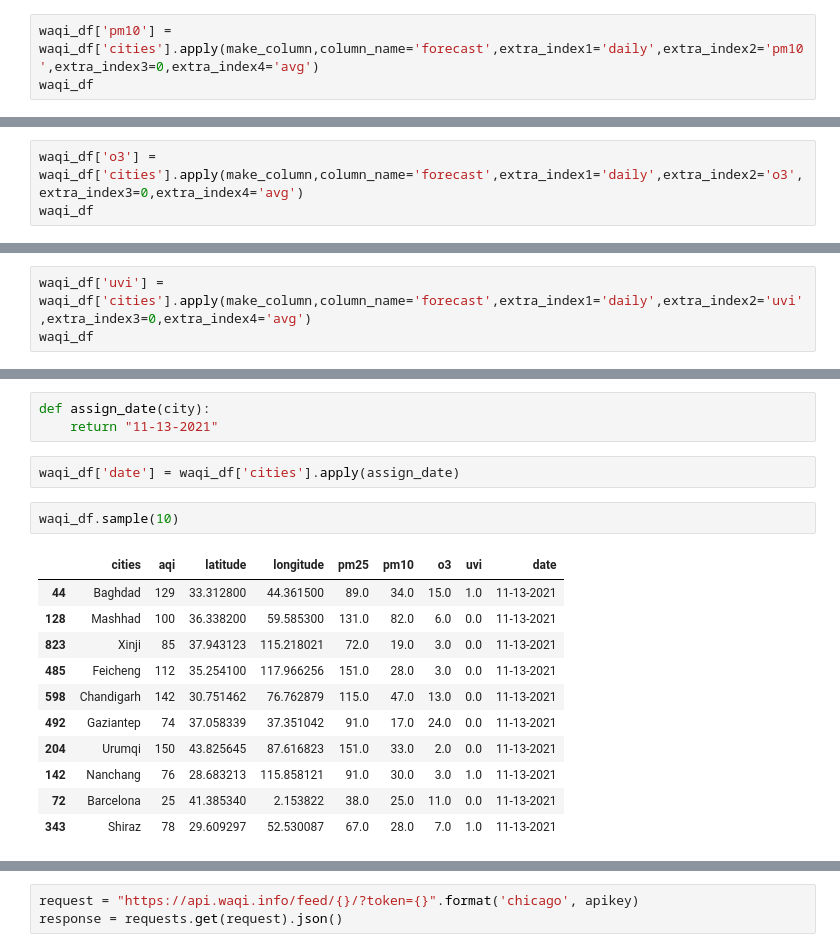
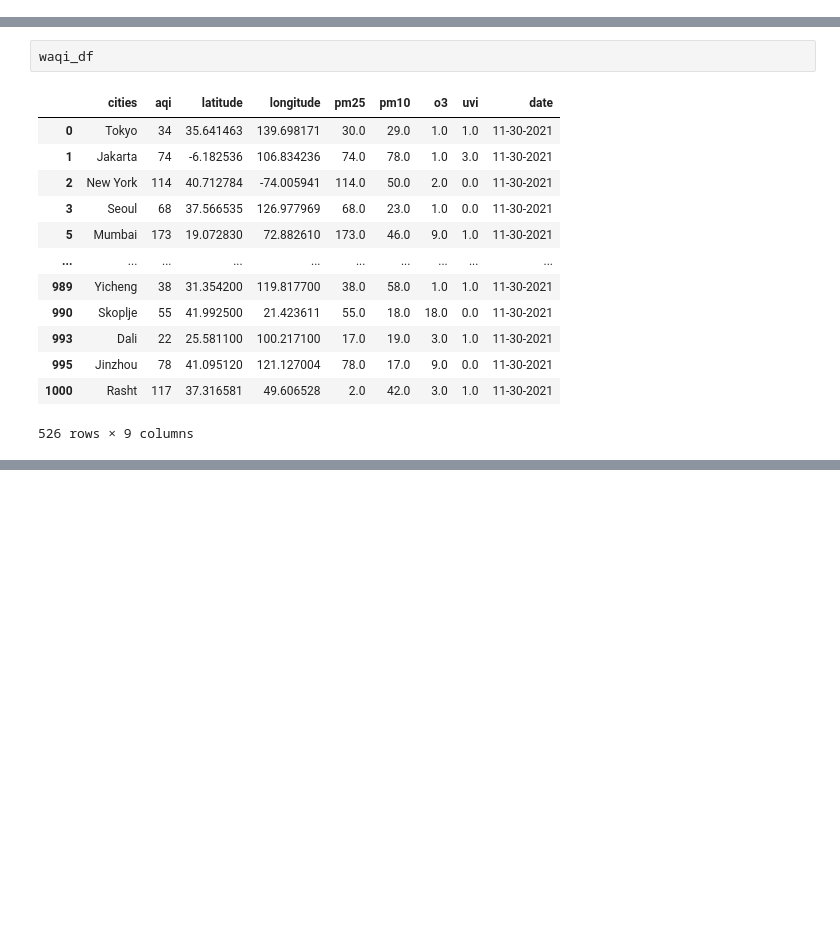
Before and after one commit to jhkaplan4050/SI330-final-project, a Jupyter notebook: WAQI_API.ipynb, the cells around one changed output, grey strips where cells are left out. Cells and saved outputs as stored; diff of their text form; blank space fills up the shorter version.

```diff
--- a/WAQI_API.ipynb
+++ b/WAQI_API.ipynb
@@ -286,3 +286,0 @@ Rasht
-# %%
-waqi_df['pm10'] = waqi_df['cities'].apply(make_column,column_name='forecast',extra_index1='daily',extra_index2='pm10',extra_index3=0,extra_index4='avg')
-waqi_df
@@ -320,3 +286,0 @@ Rasht
-# %%
-waqi_df['o3'] = waqi_df['cities'].apply(make_column,column_name='forecast',extra_index1='daily',extra_index2='o3',extra_index3=0,extra_index4='avg')
-waqi_df
@@ -354,3 +286,0 @@ Rasht
-# %%
-waqi_df['uvi'] = waqi_df['cities'].apply(make_column,column_name='forecast',extra_index1='daily',extra_index2='uvi',extra_index3=0,extra_index4='avg')
-waqi_df
@@ -388,19 +287,16 @@ Rasht
-# %%
-def assign_date(city):
-    return "11-13-2021"
-# %%
-waqi_df['date'] = waqi_df['cities'].apply(assign_date)
 # %%
-waqi_df.sample(10)
+waqi_df
 # %% [output]
 |  | cities | aqi | latitude | longitude | pm25 | pm10 | o3 | uvi | date |
-| 44 | Baghdad | 129 | 33.312800 | 44.361500 | 89.0 | 34.0 | 15.0 | 1.0 | 11-13-2021 |
-| 128 | Mashhad | 100 | 36.338200 | 59.585300 | 131.0 | 82.0 | 6.0 | 0.0 | 11-13-2021 |
-| 823 | Xinji | 85 | 37.943123 | 115.218021 | 72.0 | 19.0 | 3.0 | 0.0 | 11-13-2021 |
-| 485 | Feicheng | 112 | 35.254100 | 117.966256 | 151.0 | 28.0 | 3.0 | 0.0 | 11-13-2021 |
-| 598 | Chandigarh | 142 | 30.751462 | 76.762879 | 115.0 | 47.0 | 13.0 | 0.0 | 11-13-2021 |
-| 492 | Gaziantep | 74 | 37.058339 | 37.351042 | 91.0 | 17.0 | 24.0 | 0.0 | 11-13-2021 |
-| 204 | Urumqi | 150 | 43.825645 | 87.616823 | 151.0 | 33.0 | 2.0 | 0.0 | 11-13-2021 |
-| 142 | Nanchang | 76 | 28.683213 | 115.858121 | 91.0 | 30.0 | 3.0 | 1.0 | 11-13-2021 |
-| 72 | Barcelona | 25 | 41.385340 | 2.153822 | 38.0 | 25.0 | 11.0 | 0.0 | 11-13-2021 |
-| 343 | Shiraz | 78 | 29.609297 | 52.530087 | 67.0 | 28.0 | 7.0 | 1.0 | 11-13-2021 |
+| 0 | Tokyo | 34 | 35.641463 | 139.698171 | 30.0 | 29.0 | 1.0 | 1.0 | 11-30-2021 |
+| 1 | Jakarta | 74 | -6.182536 | 106.834236 | 74.0 | 78.0 | 1.0 | 3.0 | 11-30-2021 |
+| 2 | New York | 114 | 40.712784 | -74.005941 | 114.0 | 50.0 | 2.0 | 0.0 | 11-30-2021 |
+| 3 | Seoul | 68 | 37.566535 | 126.977969 | 68.0 | 23.0 | 1.0 | 0.0 | 11-30-2021 |
+| 5 | Mumbai | 173 | 19.072830 | 72.882610 | 173.0 | 46.0 | 9.0 | 1.0 | 11-30-2021 |
+| ... | ... | ... | ... | ... | ... | ... | ... | ... | ... |
+| 989 | Yicheng | 38 | 31.354200 | 119.817700 | 38.0 | 58.0 | 1.0 | 1.0 | 11-30-2021 |
+| 990 | Skoplje | 55 | 41.992500 | 21.423611 | 55.0 | 18.0 | 18.0 | 0.0 | 11-30-2021 |
+| 993 | Dali | 22 | 25.581100 | 100.217100 | 17.0 | 19.0 | 3.0 | 1.0 | 11-30-2021 |
+| 995 | Jinzhou | 78 | 41.095120 | 121.127004 | 78.0 | 17.0 | 9.0 | 0.0 | 11-30-2021 |
+| 1000 | Rasht | 117 | 37.316581 | 49.606528 | 2.0 | 42.0 | 3.0 | 1.0 | 11-30-2021 |
+526 rows × 9 columns
@@ -407,3 +303,0 @@ waqi_df.sample(10)
-# %%
-request = "https://api.waqi.info/feed/{}/?token={}".format('chicago', apikey)
-response = requests.get(request).json()
```
Also changed, not shown: parts of 44 cells of this notebook.
